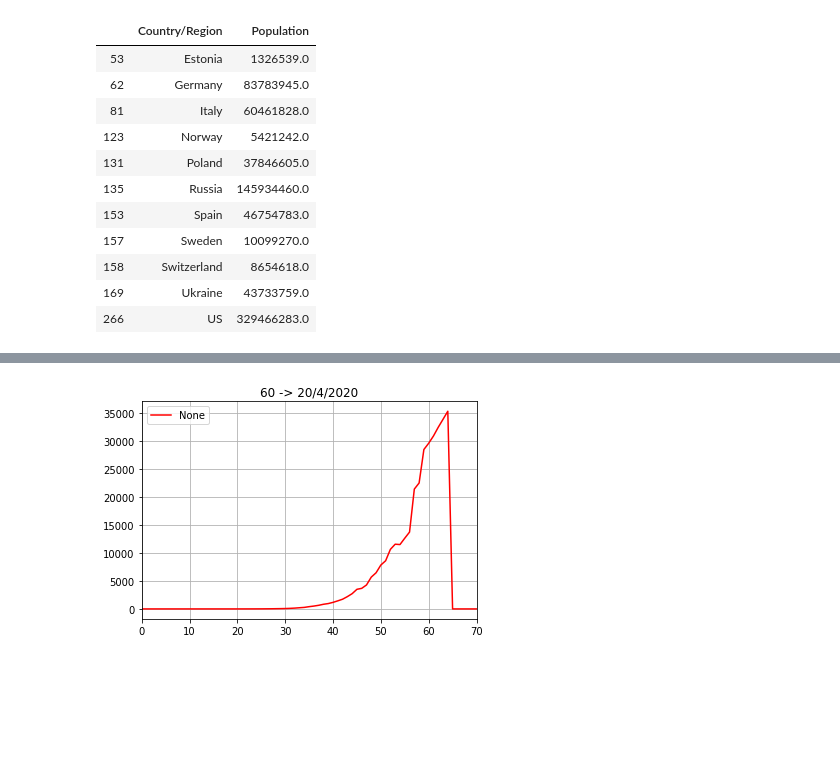
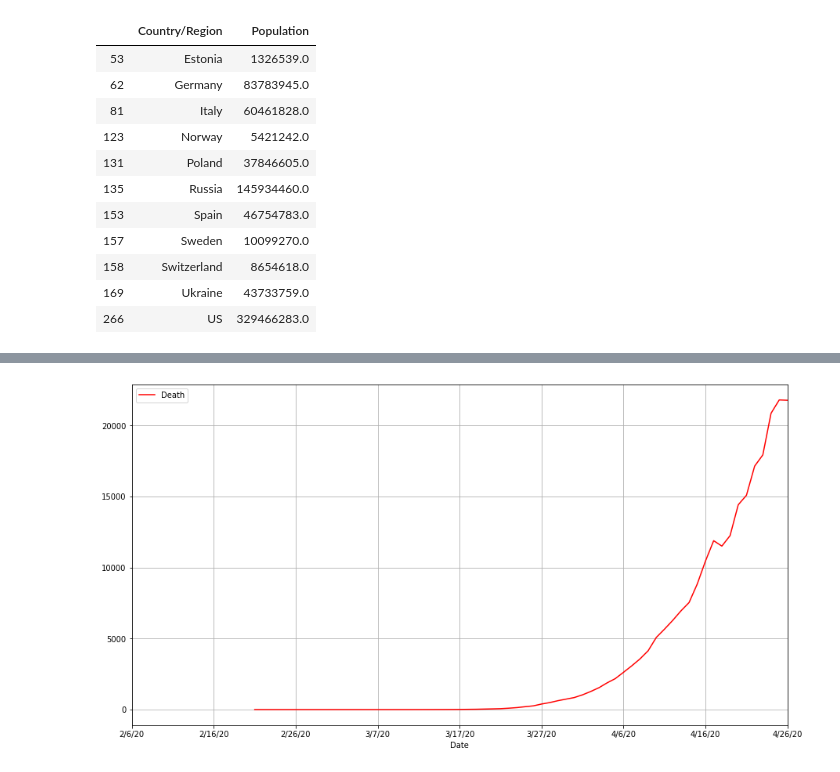
Before and after one commit to Dmitry1973/ML_for_business, a Jupyter notebook: covid.ipynb, the cells around one changed output, grey strips where cells are left out. Saved outputs shown, nothing was run; the diff lists cells and outputs as text; code cells hidden in the pictures; blank space fills up the shorter version.

```diff
--- a/covid.ipynb
+++ b/covid.ipynb
@@ -414,6 +400,14 @@ pred_death_rus = pd.Series(pred_death_rus)
 # labels = ['2/20/20', '3/1/20', '3/11/20', '3/21/20', '3/31/20', '4/10/20', '4/20/20', '4/30/20']
 # loc = [0,10,20,30,40,50,60,70]
 # xticks = {loc: labels}
-pred_death_rus.plot(logy=False, c='r', legend="pred",title='60 -> 20/4/2020').grid()
+# pred_death_rus.plot(logy=False, c='r', legend="pred",title='60 -> 20/4/2020').grid()
-# %% [output]
-[figure, removed]
+# %%
+date_= pd.Series(df_1.iloc[0].index)
+# date_
+# %%
+d = pd.DataFrame({'Date' : date_, 'Death': pred_death_rus}, )
+d['Death'] = d['Death'].shift(15)
+d.set_index('Date', inplace=True)
+d.plot(c='r',figsize=(15, 8)).grid()
+# %% [output]
+[figure, added]
```
Also changed, not shown: parts of 16 cells of this notebook.
